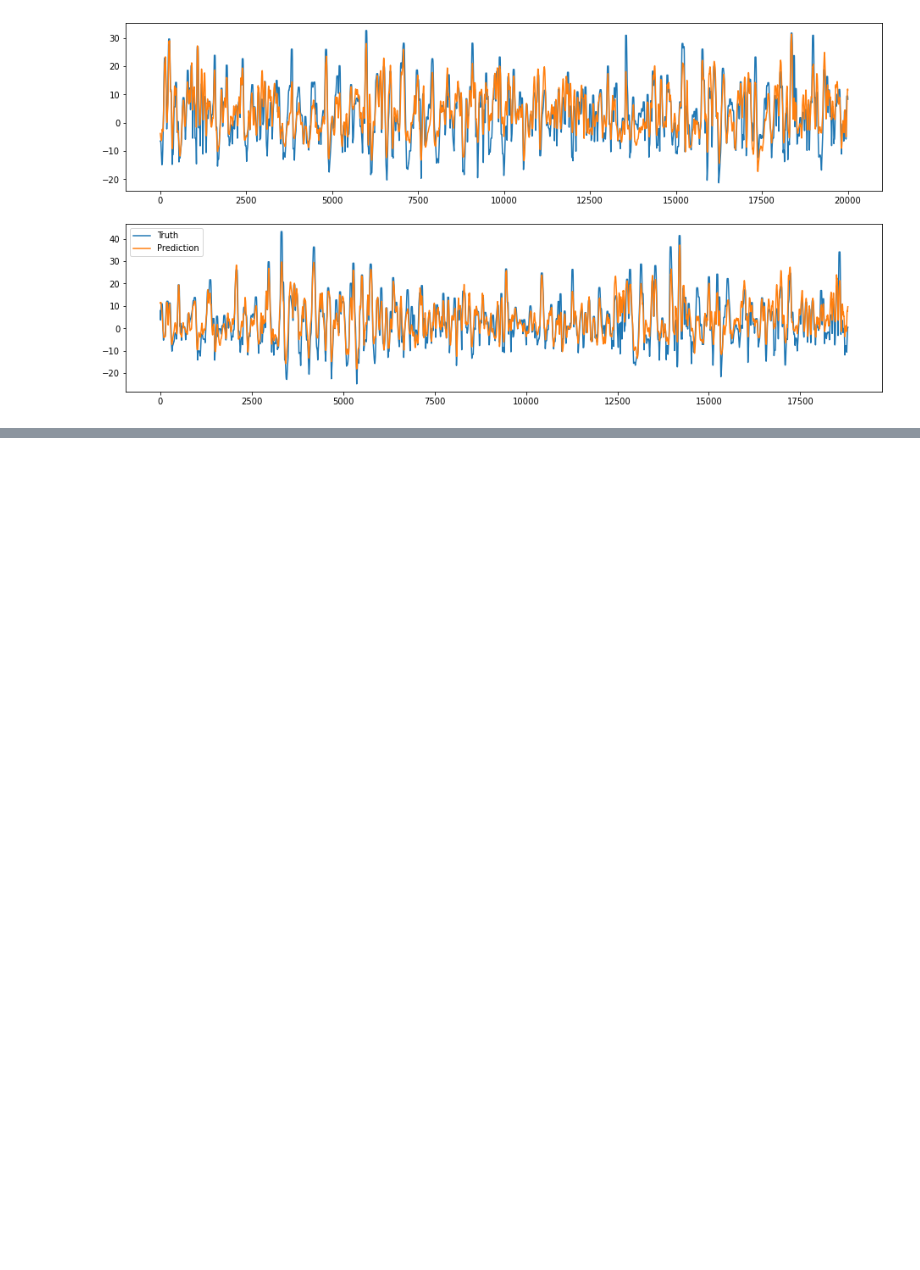
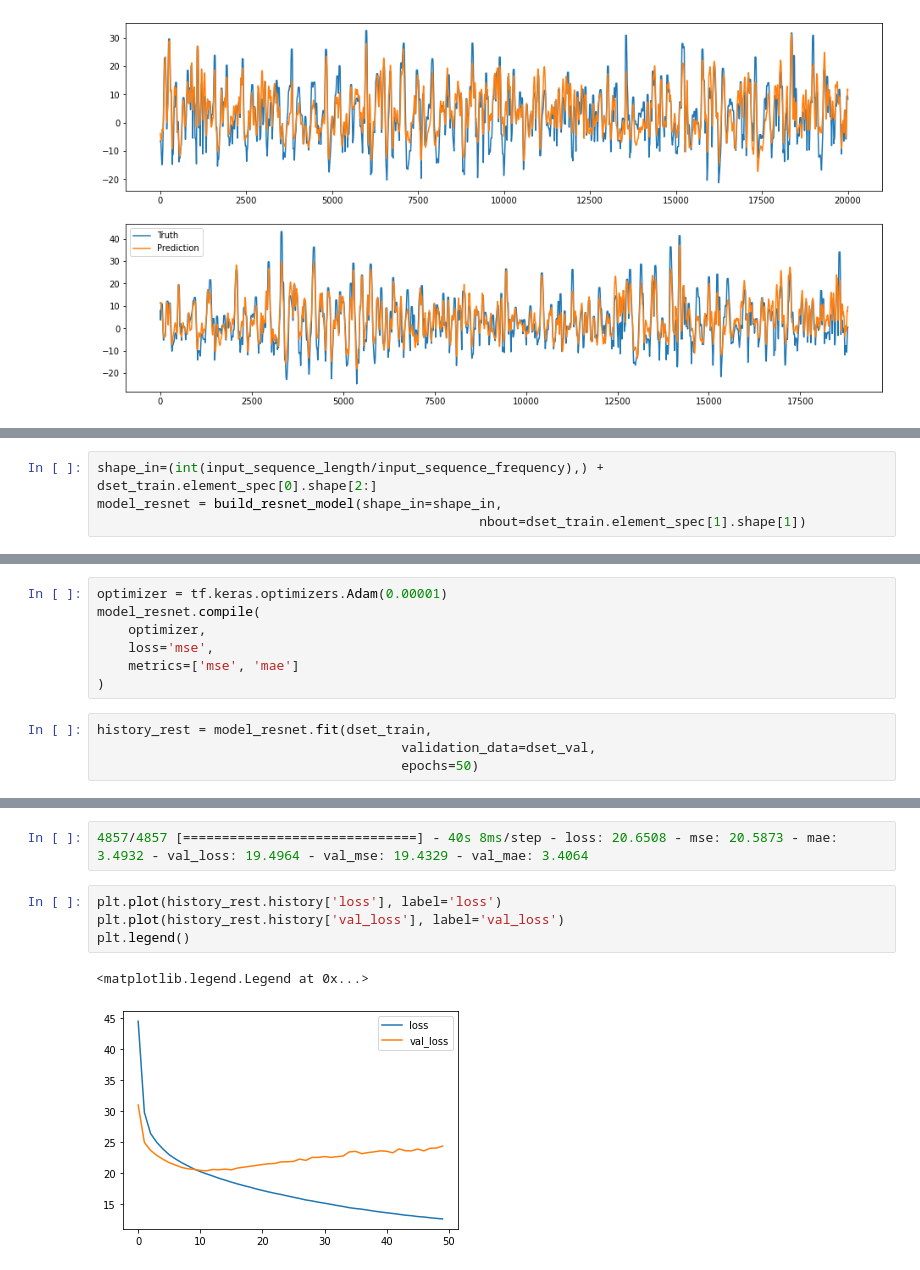
Before and after one commit to javitausia/geocean-nz-ss, a Jupyter notebook: notebooks/model_CNN-regional_1.ipynb, the cells around one changed output, grey strips where cells are left out. Cells and saved outputs as stored; diff of their text form; blank space fills up the shorter version.

```diff
--- a/notebooks/model_CNN-regional_1.ipynb
+++ b/notebooks/model_CNN-regional_1.ipynb
@@ -848,0 +1059,4 @@ No handles with labels found to put in legend.
+# %%
+shape_in=(int(input_sequence_length/input_sequence_frequency),) + dset_train.element_spec[0].shape[2:]
+model_resnet = build_resnet_model(shape_in=shape_in,
+                                                 nbout=dset_train.element_spec[1].shape[1])
@@ -848,0 +1081,11 @@ No handles with labels found to put in legend.
+# %%
+optimizer = tf.keras.optimizers.Adam(0.00001)
+model_resnet.compile(
+    optimizer,
+    loss='mse',
+    metrics=['mse', 'mae']
+)
+# %%
+history_rest = model_resnet.fit(dset_train,
+                                       validation_data=dset_val,
+                                       epochs=50)
@@ -848,0 +1110,9 @@ No handles with labels found to put in legend.
+# %%
+4857/4857 [==============================] - 40s 8ms/step - loss: 20.6508 - mse: 20.5873 - mae: 3.4932 - val_loss: 19.4964 - val_mse: 19.4329 - val_mae: 3.4064
+# %%
+plt.plot(history_rest.history['loss'], label='loss')
+plt.plot(history_rest.history['val_loss'], label='val_loss')
+plt.legend()
+# %% [output]
+<matplotlib.legend.Legend at 0x...>
+[figure, added]
```
Also changed, not shown: parts of 26 cells of this notebook, 4 other files.
